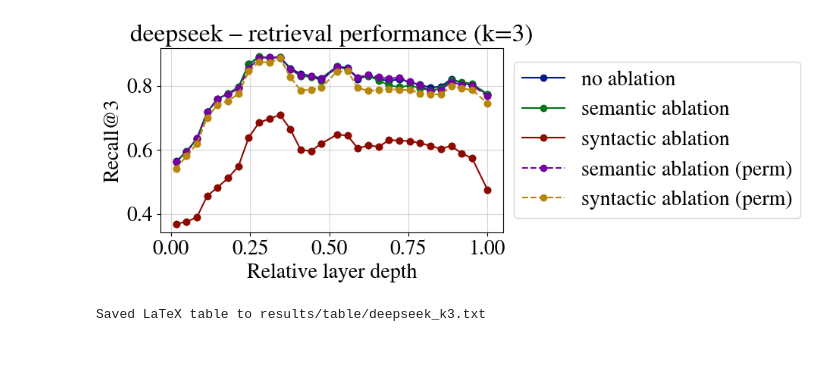
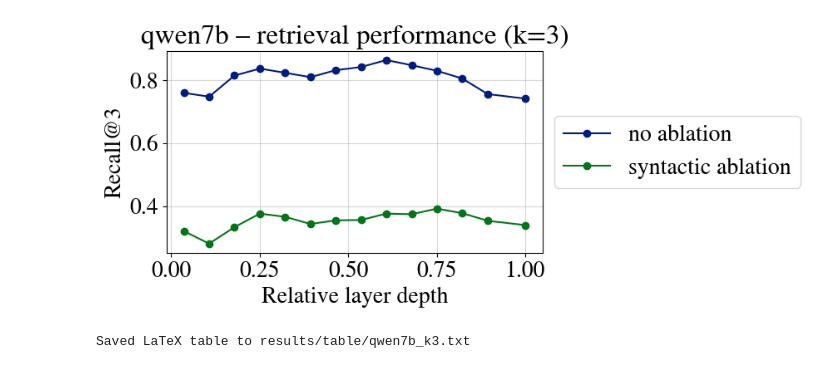
Before and after one commit to acevedo-s/syn-sem, a Jupyter notebook: retrieval_syntax.ipynb, the cells around one changed output. Drawn from its saved outputs; the diff is of its cells as text; code cells hidden in the pictures.

```diff
--- a/retrieval_syntax.ipynb
+++ b/retrieval_syntax.ipynb
@@ -176,7 +219,7 @@ from utils import makefolder,depths
 import matplotlib.pyplot as plt
 
 n_files = 21
-model_name = 'deepseek'
+model_name = 'qwen7b'
 precision = 32
 data_var = 'syn'
 global_center_flag = 1
@@ -207,43 +250,36 @@ recalls_syn_perm = data["recalls_syn_perm"]
 # %%
 # Convert to numpy just to be safe
 layer_vals_arr = np.array(layer_vals)
 rel_depths = layer_vals_arr / depths[model_name]
 
 # Plot recalls vs relative depth
 fig, ax = plt.subplots(figsize=(7, 4))
 
 plt.plot(rel_depths, recalls_0, marker='o', label='no ablation')
-plt.plot(rel_depths, recalls_sem, marker='o', label='semantic ablation')
+# plt.plot(rel_depths, recalls_sem, marker='o', label='semantic ablation')
 plt.plot(rel_depths, recalls_syn, marker='o', label='syntactic ablation')
-plt.plot(rel_depths, recalls_sem_perm, marker='o', linestyle='--',
-          label='semantic ablation (perm)')
-plt.plot(rel_depths, recalls_syn_perm, marker='o', linestyle='--',
-          label='syntactic ablation (perm)')
-
-# Optional: scatter on top for a bit more emphasis (your alpha prefs)
-plt.scatter(rel_depths, recalls_0, alpha=0.9)
-plt.scatter(rel_depths, recalls_sem, alpha=0.9)
-plt.scatter(rel_depths, recalls_syn, alpha=0.9)
-plt.scatter(rel_depths, recalls_sem_perm, alpha=0.9)
-plt.scatter(rel_depths, recalls_syn_perm, alpha=0.9)
+# plt.plot(rel_depths, recalls_sem_perm, marker='o', linestyle='--',
+#           label='semantic ablation (perm)')
+# plt.plot(rel_depths, recalls_syn_perm, marker='o', linestyle='--',
+#           label='syntactic ablation (perm)')
 
 plt.xlabel('Relative layer depth')
 plt.ylabel(f'Recall@{k_recall}')
 plt.title(f'{model_name} – retrieval performance (k={k_recall})')
 plt.grid(True, alpha=0.5)
 plt.legend()
 plt.tight_layout()
 
 box = ax.get_position()
 ax.set_position([box.x0, box.y0, box.width * 0.8, box.height])
 ax.legend(loc='center left', bbox_to_anchor=(1, 0.5))
 
 fig_path = os.path.join(resultsfolder, f"recall_k{k_recall}.png")
 plt.savefig(fig_path, dpi=300)
 plt.show()
 plt.close()
 # %% [output]
-[figure, old version]
+[figure, new version]
 # %%
 normalization_flag = 1
 shuffled_controls = [0,1]
@@ -395,4 +431,4 @@ with open(table_path, "w") as f:
 
 print(f"Saved LaTeX table to {table_path}")
 # %% [output]
-Saved LaTeX table to results/table/deepseek_k3.txt
+Saved LaTeX table to results/table/qwen7b_k3.txt
```
Also changed, not shown: parts of 2 cells of this notebook, 5 other files.
